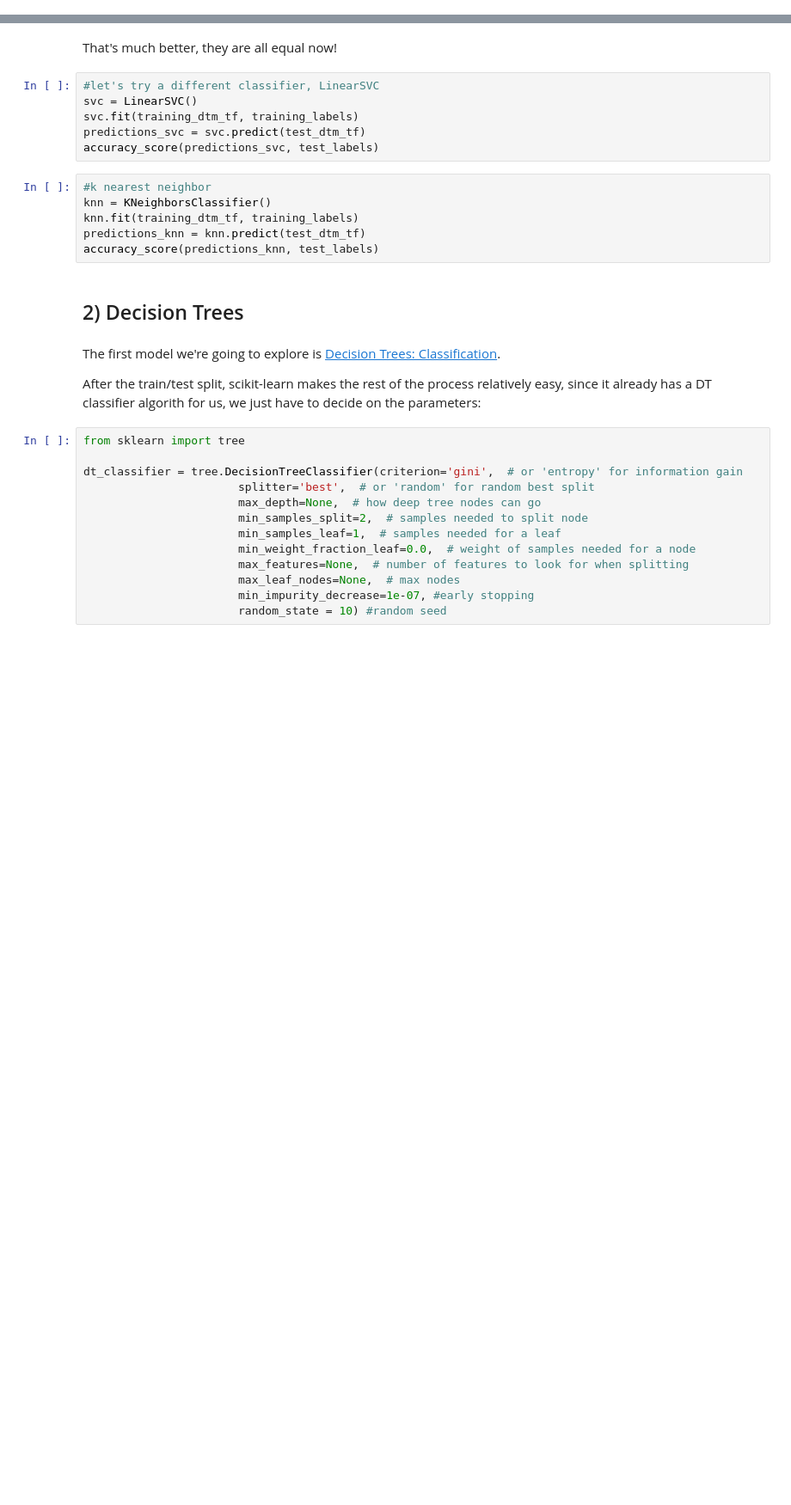
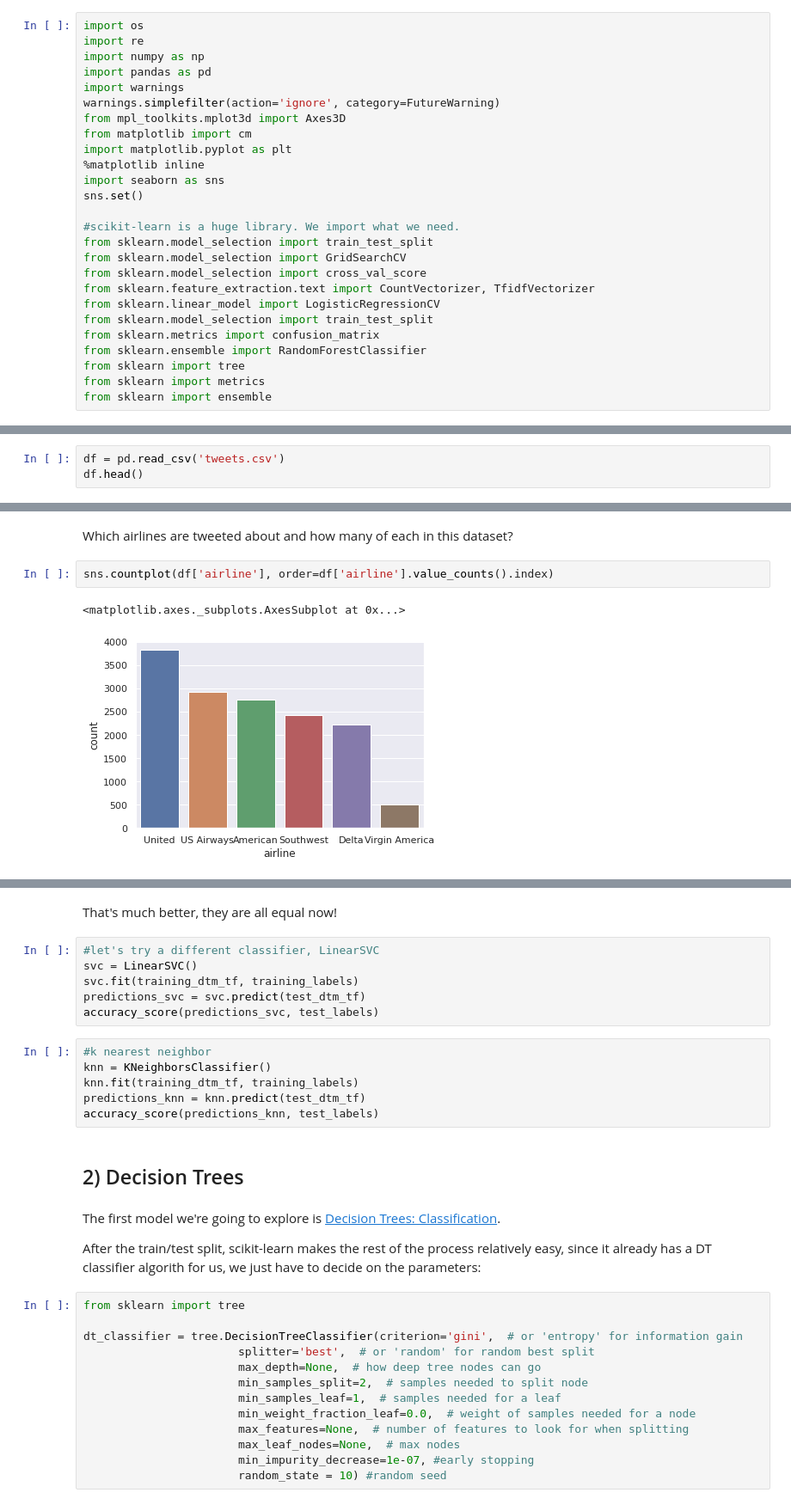
Before and after one commit to jhaber-zz/text-classify-2021, a Jupyter notebook: day-2/model_selection.ipynb, the cells around one changed output, grey strips where cells are left out. Shown at 86% size. Cells and saved outputs as stored; diff of their text form; blank space fills up the shorter version.

```diff
--- a/day-2/model_selection.ipynb
+++ b/day-2/model_selection.ipynb
@@ -75,0 +36,26 @@ Now that we've split our data up into `train` and `test` sets, let's look to see
+# %%
+import os
+import re
+import numpy as np
+import pandas as pd
+import warnings
+warnings.simplefilter(action='ignore', category=FutureWarning)
+from mpl_toolkits.mplot3d import Axes3D
+from matplotlib import cm
+import matplotlib.pyplot as plt
+%matplotlib inline
+import seaborn as sns
+sns.set()
+
+#scikit-learn is a huge library. We import what we need.
+from sklearn.model_selection import train_test_split
+from sklearn.model_selection import GridSearchCV
+from sklearn.model_selection import cross_val_score
+from sklearn.feature_extraction.text import CountVectorizer, TfidfVectorizer
+from sklearn.linear_model import LogisticRegressionCV
+from sklearn.model_selection import train_test_split
+from sklearn.metrics import confusion_matrix
+from sklearn.ensemble import RandomForestClassifier
+from sklearn import tree
+from sklearn import metrics
+from sklearn import ensemble
@@ -75,0 +66,3 @@ Now that we've split our data up into `train` and `test` sets, let's look to see
+# %%
+df = pd.read_csv('tweets.csv')
+df.head()
@@ -75,0 +76,7 @@ Now that we've split our data up into `train` and `test` sets, let's look to see
+# %% [markdown]
+Which airlines are tweeted about and how many of each in this dataset?
+# %%
+sns.countplot(df['airline'], order=df['airline'].value_counts().index)
+# %% [output]
+<matplotlib.axes._subplots.AxesSubplot at 0x...>
+[figure, added]
```
Also changed, not shown: parts of 56 cells of this notebook, 1 other file.
